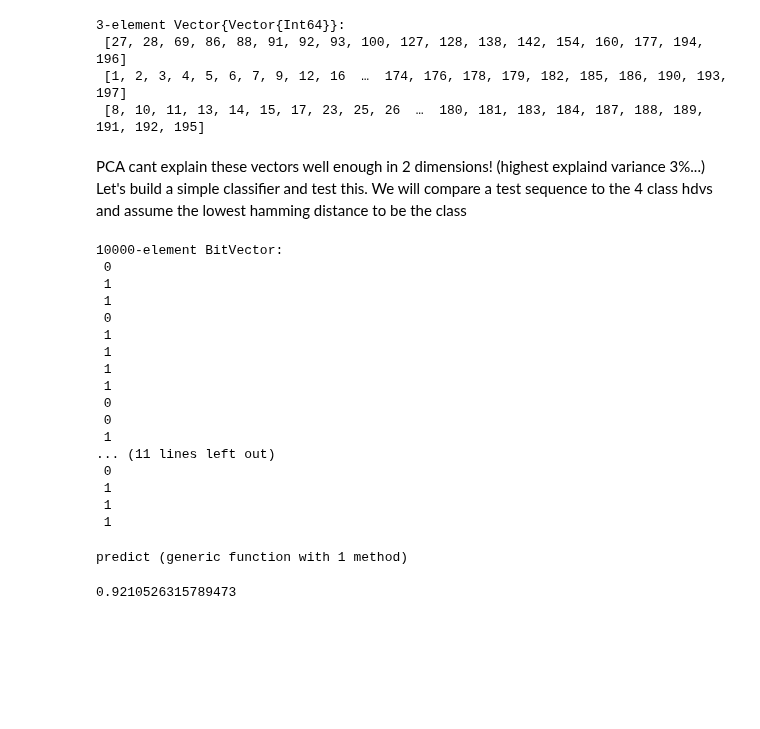
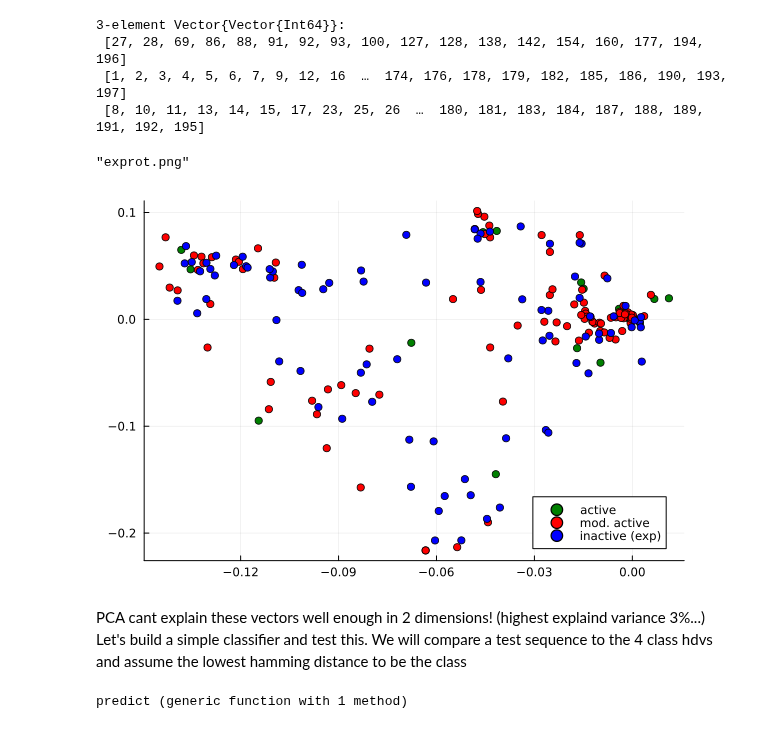
Before and after one commit to Micjanov/Master-Thesis, a Jupyter notebook: notebooks/HDCProtEx_brst.ipynb, the cells around one changed output. Drawn from its saved outputs; the diff is of its cells as text; code cells hidden in the pictures; blank space fills up the shorter version.

```diff
--- a/notebooks/HDCProtEx_brst.ipynb
+++ b/notebooks/HDCProtEx_brst.ipynb
@@ -142,5 +133,10 @@ for i in data.sequence
     push!(l, embedder(i))
 end
 data[!, :hdv] = l
+l = BitVector[]
+for i in data2.sequence
+    push!(l, embedder(i))
+end
+data2[!, :hdv] = l
 # %% [output]
 197-element Vector{BitVector}:
@@ -241,0 +234,12 @@ Cumulative proportion      0.700526  1.0
+# %%
+using MultivariateStats
+
+matrix_all = permutedims(hcat(data.hdv...))
+
+S = fit(PCA, matrix_all; maxoutdim=2)
+projS = projection(S)
+
+matrix_all2 = permutedims(hcat(data2.hdv...))
+
+S2 = fit(PCA, matrix_all; maxoutdim=2)
+projS2 = projection(S2)
@@ -242,5 +264,6 @@ Cumulative proportion      0.700526  1.0
 # %%
-indices = [[i for i in 1:nrow(data) if data.class_num[i] == j] for j in 1:3]
+indices = [[i for i in 1:nrow(data) if data.class_num[i] == j] for j in 1:4]
+indices2 = [[i for i in 1:nrow(data2) if data.class_num[i] == j] for j in 1:3]
 # %% [output]
 3-element Vector{Vector{Int64}}:
  [27, 28, 69, 86, 88, 91, 92, 93, 100, 127, 128, 138, 142, 154, 160, 177, 194, 196]
@@ -250,49 +273,37 @@ indices = [[i for i in 1:nrow(data) if data.class_num[i] == j] for j in 1:3]
 using Plots
 
 function plotter()
-    colors = [:green, :red, :blue]
-    labels = ["active", "mod. active", "inactive (exp)"]
+    colors = [:green, :red, :blue, :yellow]
+    labels = ["active", "mod. active", "inactive (exp)", "inactive (virt)"]
     fig = Plots.plot()
 
-    for i in 1:3
+    for i in 1:4
         scatter!(fig, (projS[indices[i], 1], projS[indices[i], 2]), label=labels[i], mc = colors[i])
     end
     return fig
 end
 
 plotter()
+png("exprot")
+# %% [output]
+"exprot.png"
+# %%
+function plotter()
+    colors = [:green, :red, :blue]
+    labels = ["active", "mod. active", "inactive (exp)"]
+    fig = Plots.plot()
+
+    for i in 1:3
+        scatter!(fig, (projS2[indices[i], 1], projS2[indices[i], 2]), label=labels[i], mc = colors[i])
+    end
+    return fig
+end
+
+plotter()
+# %% [output]
+[figure, added]
 # %% [markdown]
 PCA cant explain these vectors well enough in 2 dimensions! (highest explaind variance 3%...)
 Let's build a simple classifier and test this. We will compare a test sequence to the 4 class hdvs and assume the lowest hamming distance to be the class
-# %%
-n = nrow(data)
-
-train = rand(n) .< 0.8
-test = train = .! train
-
-train_df = data[[i for i in 1:n if train[i] == 1], :]
-test_df = data[[i for i in 1:n if test[i] == 1], :]
-
-active_hdv_t = bitadd(hcat([i for i in train_df[train_df.class_num .== 1, :hdv]])...)
-modactive_hdv_t = bitadd(hcat([i for i in train_df[train_df.class_num .== 2, :hdv]])...)
-notactive_exp_hdv_t = bitadd(hcat([i for i in train_df[train_df.class_num .== 3, :hdv]])...)
-# %% [output]
-10000-element BitVector:
- 0
- 1
- 1
- 0
- 1
- 1
- 1
- 1
- 0
- 0
- 1
-... (11 lines left out)
- 0
- 1
- 1
- 1
 # %%
 function predict(seq)
@@ -301,10 +312,4 @@ function predict(seq)
 end
 # %% [output]
 predict (generic function with 1 method)
-# %%
-using StatsBase
-pred = [predict(i) for i in test_df.hdv]
-mean(test_df.class_num .== pred)
-# %% [output]
-0.9210526315789473
 # %% [markdown]
```
Also changed, not shown: parts of 14 cells of this notebook, 16 other files.
